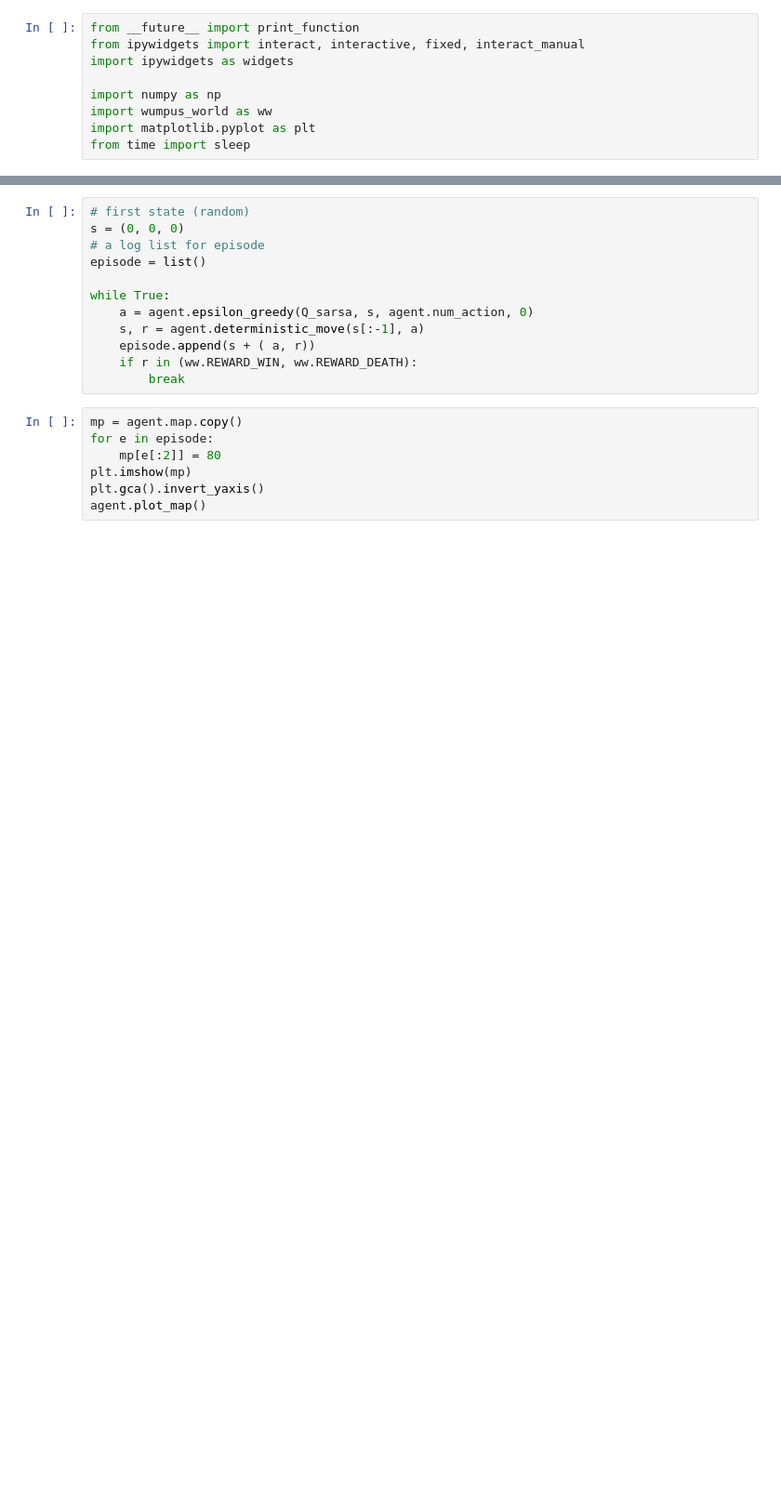
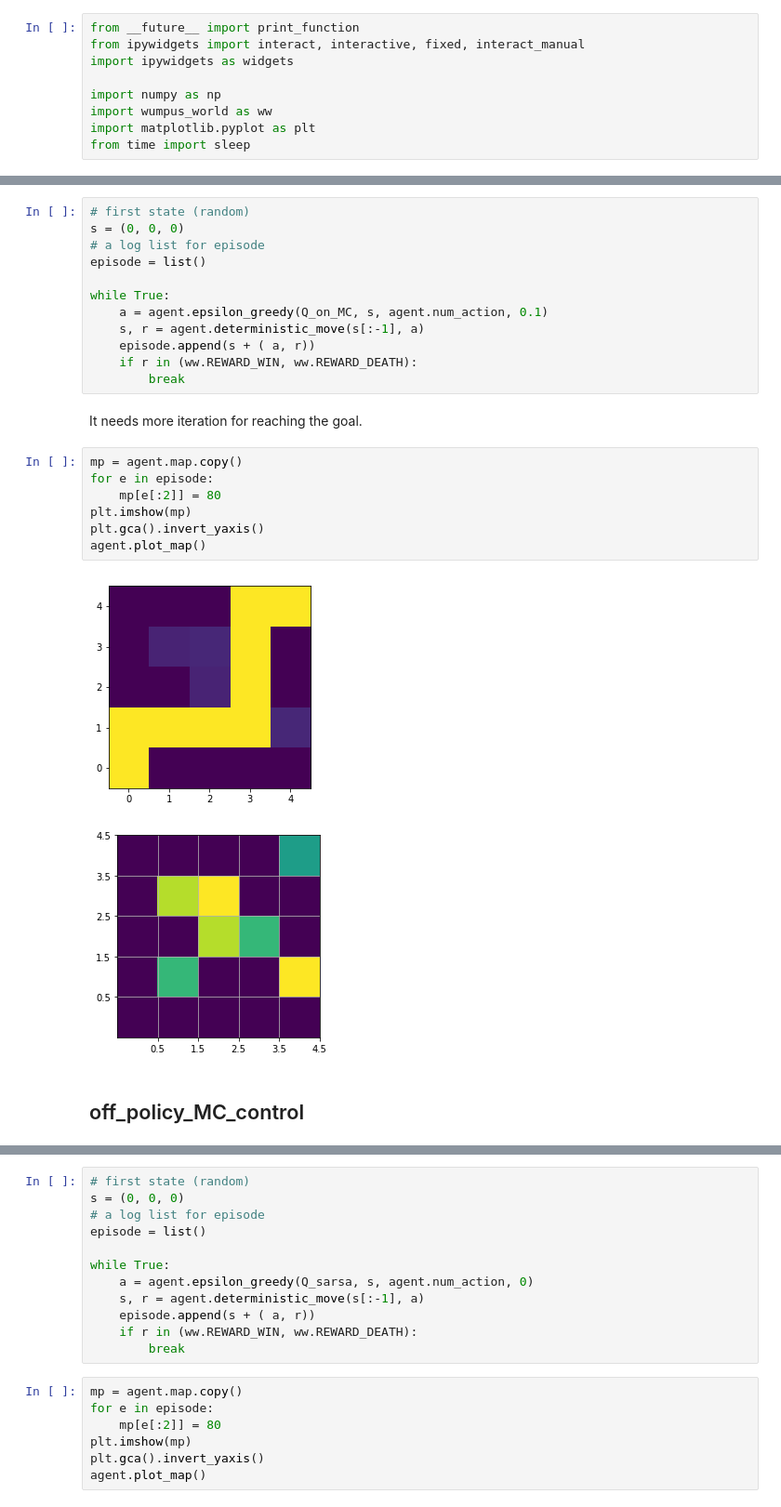
Before and after one commit to makashy/RLBookSolutions, a Jupyter notebook: RL Examples/2. wumpus world/Wumpus World.ipynb, the cells around one changed output, grey strips where cells are left out. Shown at 93% size. Cells and saved outputs as stored; diff of their text form; blank space fills up the shorter version.

```diff
--- a/RL Examples/2. wumpus world/Wumpus World.ipynb
+++ b/RL Examples/2. wumpus world/Wumpus World.ipynb
@@ -17 +37,27 @@ agent.interactive_game()
+# %%
+# first state (random)
+s = (0, 0, 0)
+# a log list for episode
+episode = list()
+
+while True:
+    a = agent.epsilon_greedy(Q_on_MC, s, agent.num_action, 0.1)
+    s, r = agent.deterministic_move(s[:-1], a)
+    episode.append(s + ( a, r))
+    if r in (ww.REWARD_WIN, ww.REWARD_DEATH):
+        break
+# %% [markdown]
+It needs more iteration for reaching the goal.
+# %%
+mp = agent.map.copy()
+for e in episode:
+    mp[e[:2]] = 80
+plt.imshow(mp)
+plt.gca().invert_yaxis()
+agent.plot_map()
+# %% [output]
+[figure, added]
+[figure, added]
+# %% [markdown]
+## off_policy_MC_control
 # %%
```
Also changed, not shown: parts of 45 cells of this notebook, 5 other files.
